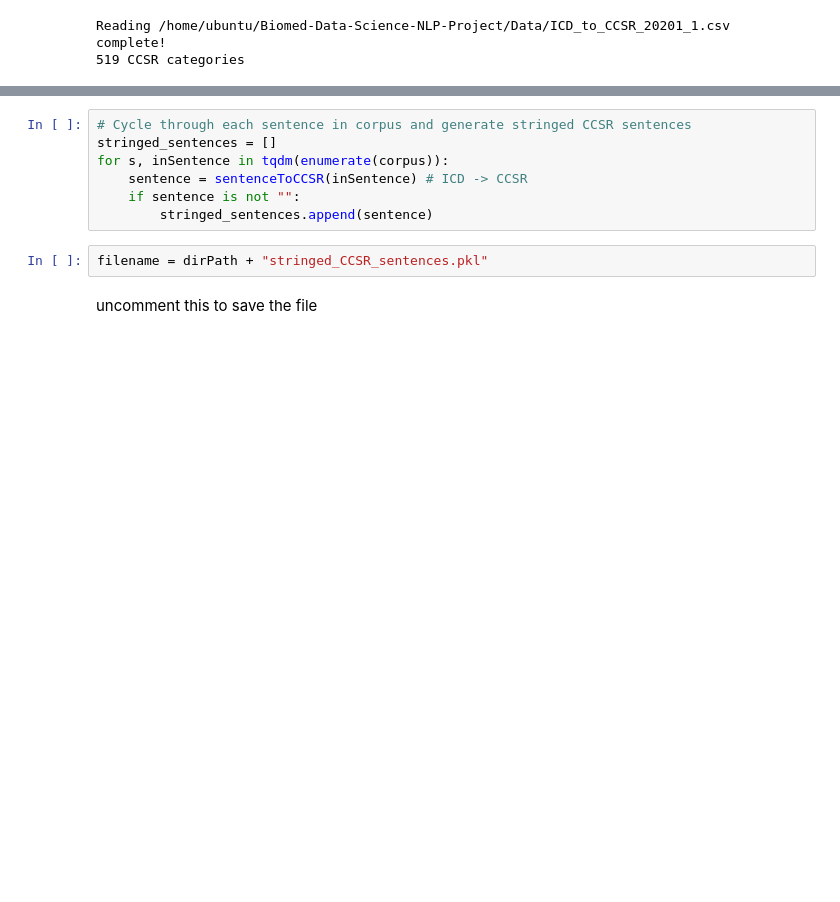
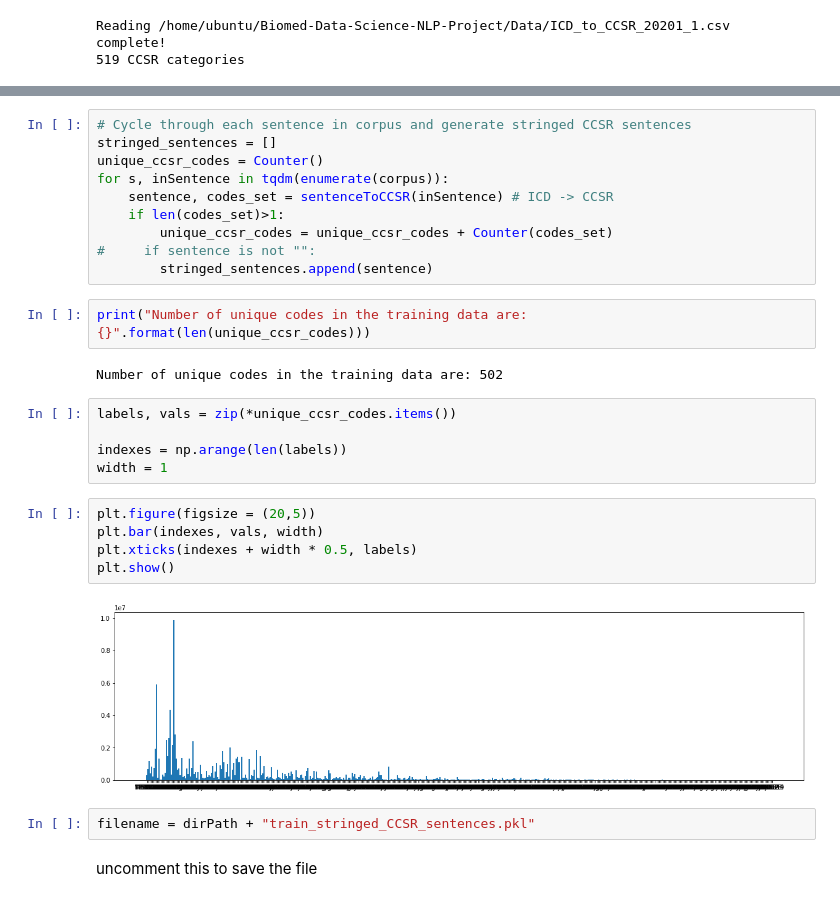
Before and after one commit to sakshamg94/Biomed-Data-Science-NLP-Project, a Jupyter notebook: word2vec_embeddings-pyspark.ipynb, the cells around one changed output, grey strips where cells are left out. Saved outputs shown, nothing was run; the diff lists cells and outputs as text; blank space fills up the shorter version.

```diff
--- a/word2vec_embeddings-pyspark.ipynb
+++ b/word2vec_embeddings-pyspark.ipynb
@@ -114,12 +147,31 @@ def sentenceToCCSR(sentence):
 # %%
 # Cycle through each sentence in corpus and generate stringed CCSR sentences
 stringed_sentences = []
+unique_ccsr_codes = Counter()
 for s, inSentence in tqdm(enumerate(corpus)):
-    sentence = sentenceToCCSR(inSentence) # ICD -> CCSR
-    if sentence is not "":
+    sentence, codes_set = sentenceToCCSR(inSentence) # ICD -> CCSR
+    if len(codes_set)>1:
+        unique_ccsr_codes = unique_ccsr_codes + Counter(codes_set)
+#     if sentence is not "":
         stringed_sentences.append(sentence)
+# %%
+print("Number of unique codes in the training data are: {}".format(len(unique_ccsr_codes)))
+# %% [output]
+Number of unique codes in the training data are: 502
+# %%
+labels, vals = zip(*unique_ccsr_codes.items())
+
+indexes = np.arange(len(labels))
+width = 1
+# %%
+plt.figure(figsize = (20,5))
+plt.bar(indexes, vals, width)
+plt.xticks(indexes + width * 0.5, labels)
+plt.show()
+# %% [output]
+[figure, added]
 # %%
-filename = dirPath + "stringed_CCSR_sentences.pkl"
+filename = dirPath + "train_stringed_CCSR_sentences.pkl"
 # %% [markdown]
 uncomment this to save the file
 # %%
```
Also changed, not shown: parts of 20 cells of this notebook.
